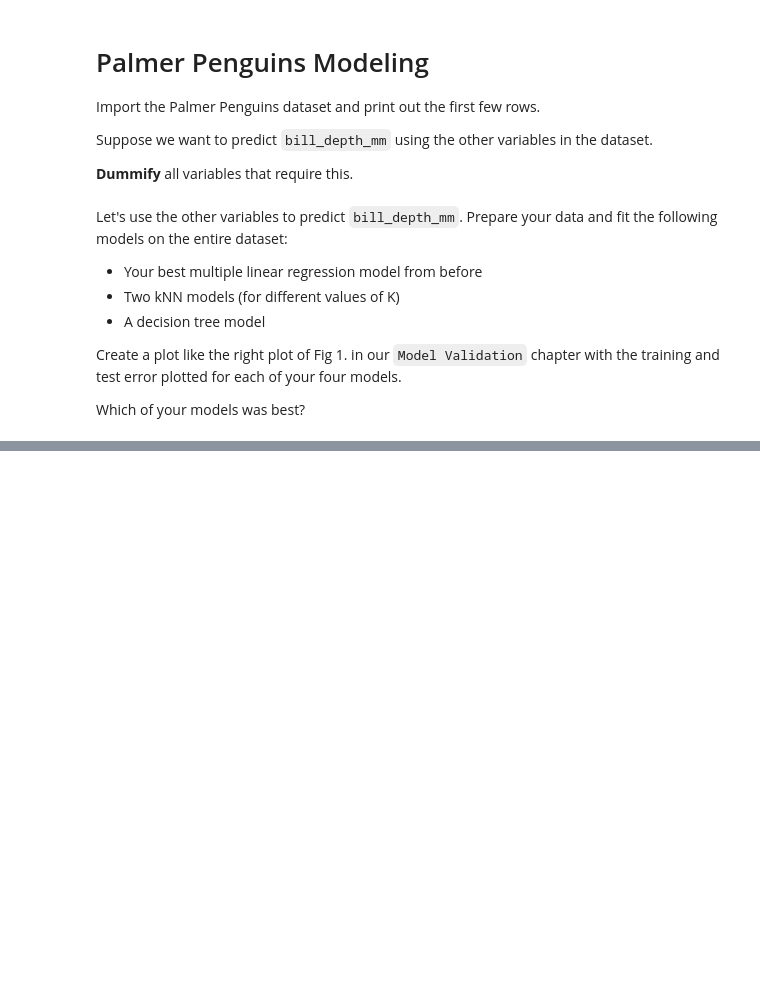
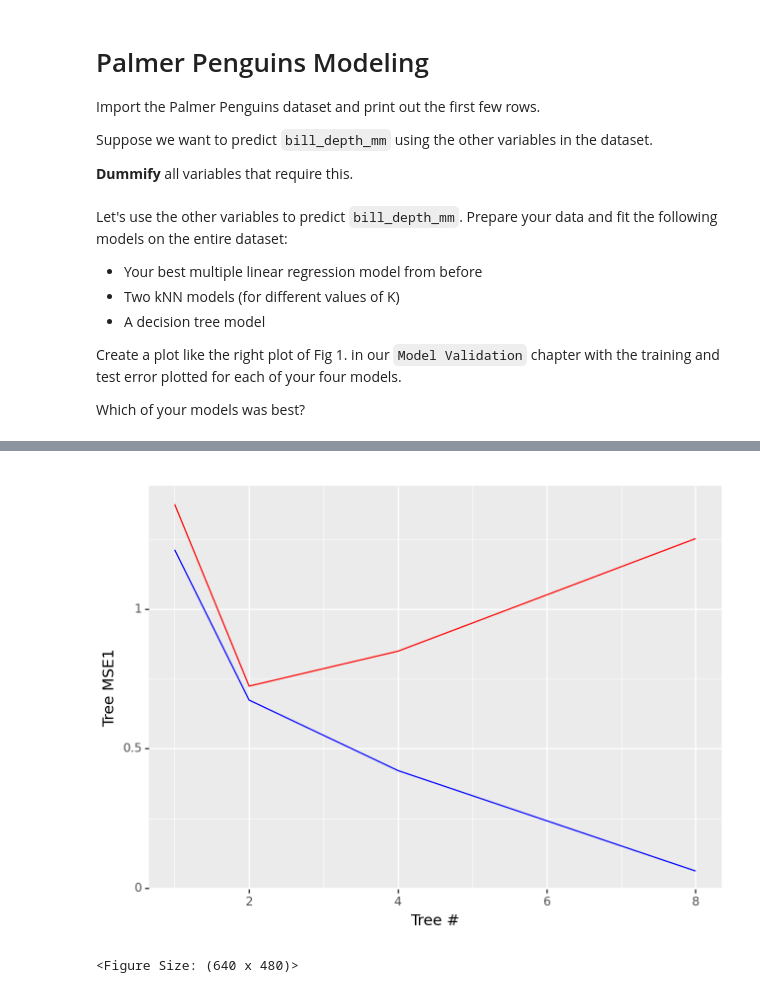
Before and after one commit to jaaktuu/Activity_8.1, a Jupyter notebook: Activity_8.1.ipynb, the cells around one changed output, grey strips where cells are left out. Drawn from its saved outputs; the diff is of its cells as text; code cells hidden in the pictures; blank space fills up the shorter version.

```diff
--- a/Activity_8.1.ipynb
+++ b/Activity_8.1.ipynb
@@ -257,0 +323,7 @@ print(MSE342)
+# %%
+(ggplot(Tree)
+    + geom_line(aes(x = 'Tree #', y="Tree MSE1"), color = 'red')
+    + geom_line(aes(x = 'Tree #', y='Tree MSE2'), color = 'blue'))
+# %% [output]
+[figure, added]
+<Figure Size: (640 x 480)>
```
Also changed, not shown: parts of 16 cells of this notebook, 1 other file.
